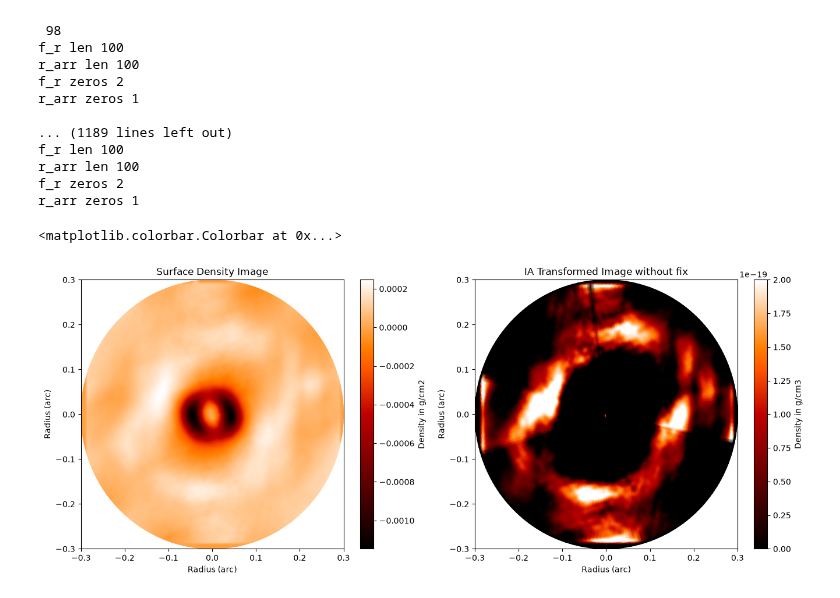
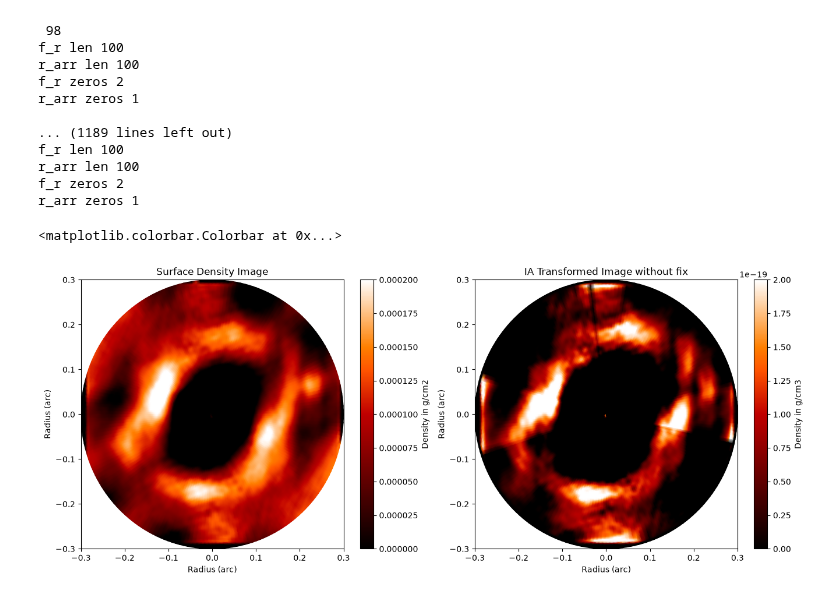
Before and after one commit to imanbeh/csm_pipeline, a Jupyter notebook: density_IAT_3D.ipynb, the cells around one changed output. Drawn from its saved outputs; the diff is of its cells as text; code cells hidden in the pictures.

```diff
--- a/density_IAT_3D.ipynb
+++ b/density_IAT_3D.ipynb
@@ -346,30 +238,30 @@ c=8
 # %%
 fig, ax = plt.subplots(nrows=1, ncols=2,figsize=(16,6))
 
-im0 = ax[0].pcolormesh(xaxis, yaxis, interp_csm,cmap='gist_heat',shading="gouraud")#, vmin = 0, vmax = 0.0002)
+im0 = ax[0].pcolormesh(xaxis, yaxis, interp_csm,cmap='gist_heat',shading="gouraud", vmin = 0, vmax = 0.0002)
 
 rnge = 0.3
 ax[0].set_xlim(-rnge,rnge)
 ax[0].set_ylim(-rnge,rnge)
 ax[0].set_xlabel("Radius (arc)")
 ax[0].set_ylabel("Radius (arc)")
 
 ax[0].set_title("Surface Density Image")
 fig.colorbar(im0,label = "Density in g/cm2")
 
 ### abel image
 c=1
 #im1 = ax[1].pcolormesh(xaxis[:,0:-c], yaxis[:,0:-c], csm_abel,cmap='gist_heat',shading="gouraud", vmin = 0, vmax = 2e-19)
 im1 = ax[1].pcolormesh(xaxis, yaxis, csm_abel,cmap='gist_heat',shading="gouraud", vmin = 0, vmax = 2e-19)
 
 ax[1].set_xlim(-rnge,rnge)
 ax[1].set_ylim(-rnge,rnge)
 ax[1].set_xlabel("Radius (arc)")
 ax[1].set_ylabel("Radius (arc)")
 
 
 ax[1].set_title("IA Transformed Image without fix")
 fig.colorbar(im1,label = "Density in g/cm3")
 # %% [output]
 <matplotlib.colorbar.Colorbar at 0x...>
-[figure, old version]
+[figure, new version]
```
Also changed, not shown: parts of 28 cells of this notebook, 10 other files.
